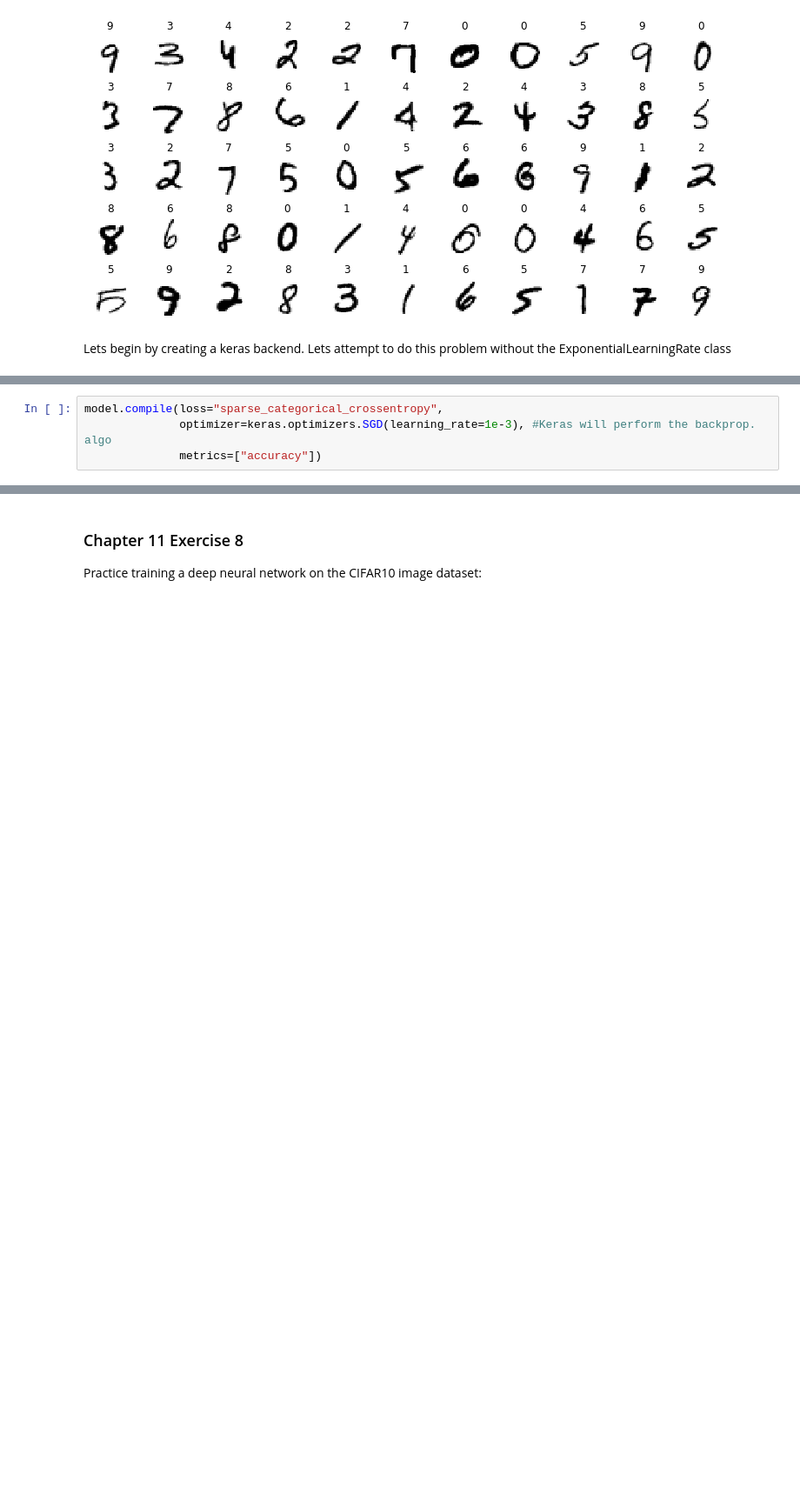
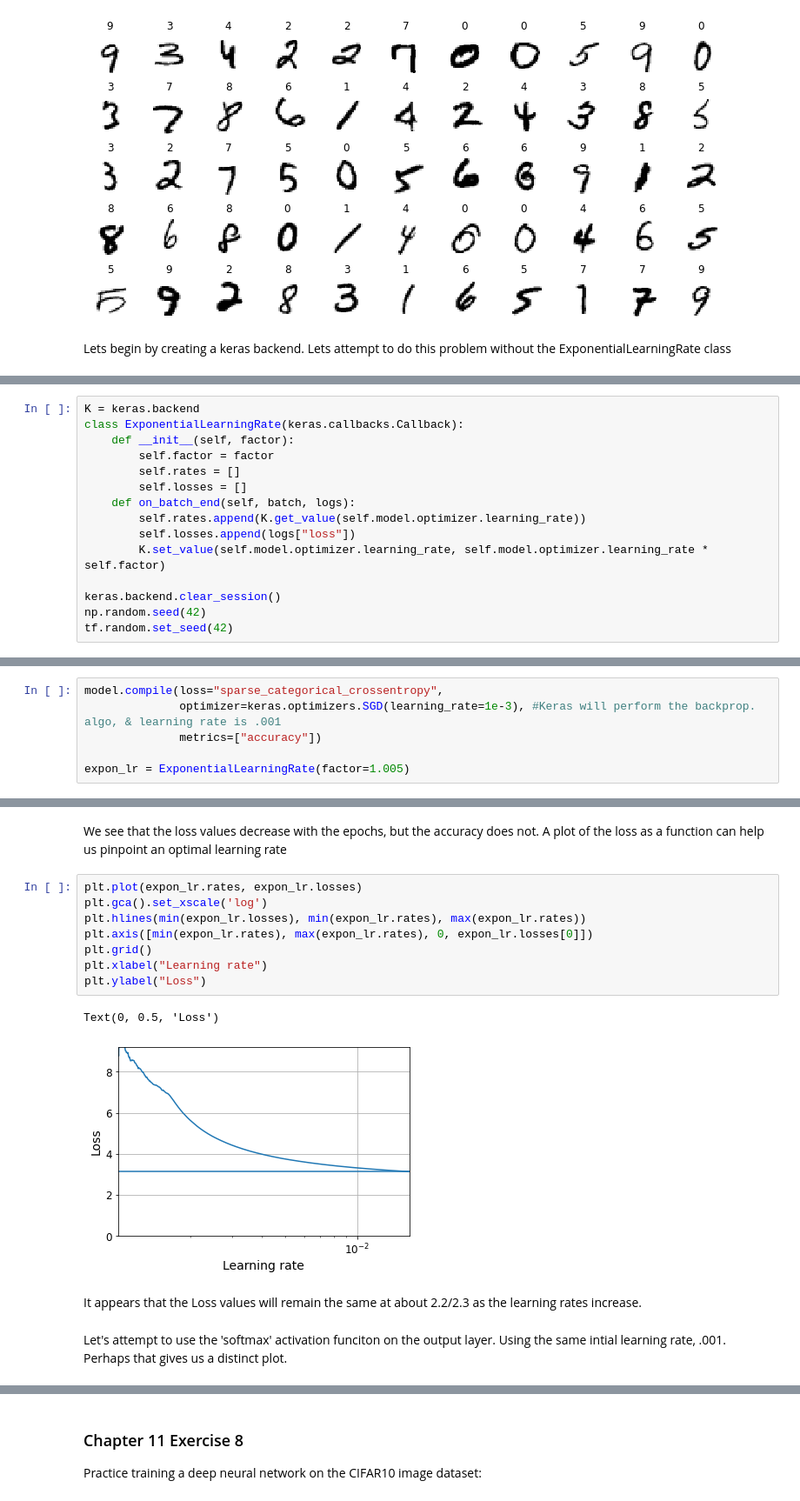
Before and after one commit to Lupercio421/STAT-725, a Jupyter notebook: HW1.ipynb, the cells around one changed output, grey strips where cells are left out. Shown at 87% size. Cells and saved outputs as stored; diff of their text form; blank space fills up the shorter version.

```diff
--- a/HW1.ipynb
+++ b/HW1.ipynb
@@ -130,0 +125,15 @@ tf.random.set_seed(42)
+# %%
+K = keras.backend
+class ExponentialLearningRate(keras.callbacks.Callback):
+    def __init__(self, factor):
+        self.factor = factor
+        self.rates = []
+        self.losses = []
+    def on_batch_end(self, batch, logs):
+        self.rates.append(K.get_value(self.model.optimizer.learning_rate))
+        self.losses.append(logs["loss"])
+        K.set_value(self.model.optimizer.learning_rate, self.model.optimizer.learning_rate * self.factor)
+
+keras.backend.clear_session()
+np.random.seed(42)
+tf.random.set_seed(42)
@@ -137,6 +148,8 @@ model = keras.models.Sequential([
 ])
 # %%
 model.compile(loss="sparse_categorical_crossentropy",
-              optimizer=keras.optimizers.SGD(learning_rate=1e-3), #Keras will perform the backprop. algo
+              optimizer=keras.optimizers.SGD(learning_rate=1e-3), #Keras will perform the backprop. algo, & learning rate is .001
               metrics=["accuracy"])
+
+expon_lr = ExponentialLearningRate(factor=1.005)
 # %% [markdown]
@@ -154,0 +163,17 @@ Epoch 3/3
+# %% [markdown]
+We see that the loss values decrease with the epochs, but the accuracy does not. A plot of the loss as a function can help us pinpoint an optimal learning rate
+# %%
+plt.plot(expon_lr.rates, expon_lr.losses)
+plt.gca().set_xscale('log')
+plt.hlines(min(expon_lr.losses), min(expon_lr.rates), max(expon_lr.rates))
+plt.axis([min(expon_lr.rates), max(expon_lr.rates), 0, expon_lr.losses[0]])
+plt.grid()
+plt.xlabel("Learning rate")
+plt.ylabel("Loss")
+# %% [output]
+Text(0, 0.5, 'Loss')
+[figure, added]
+# %% [markdown]
+It appears that the Loss values will remain the same at about 2.2/2.3 as the learning rates increase.
+# %% [markdown]
+Let's attempt to use the 'softmax' activation funciton on the output layer. Using the same intial learning rate, .001. Perhaps that gives us a distinct plot.
```
Also changed, not shown: parts of 24 cells of this notebook.
